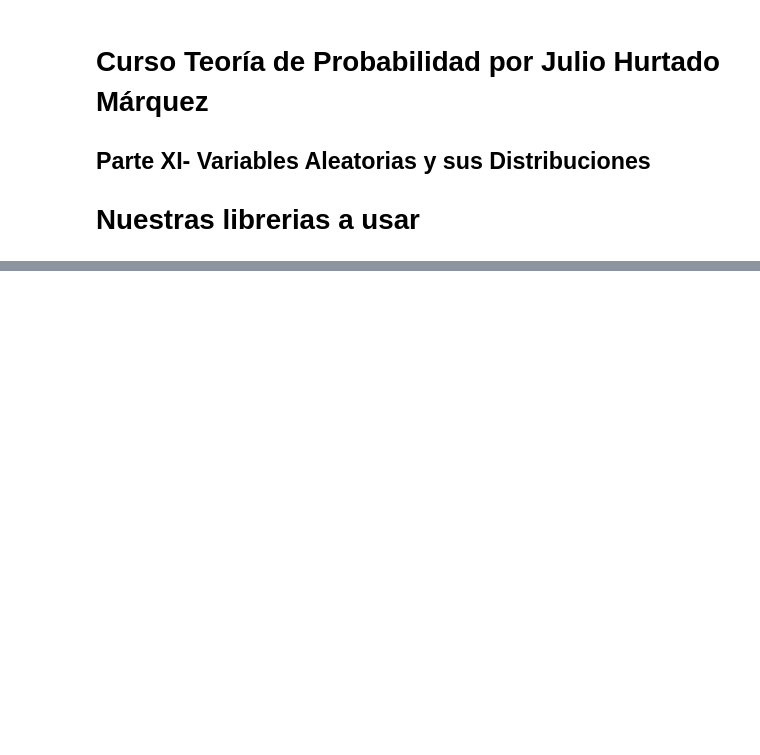
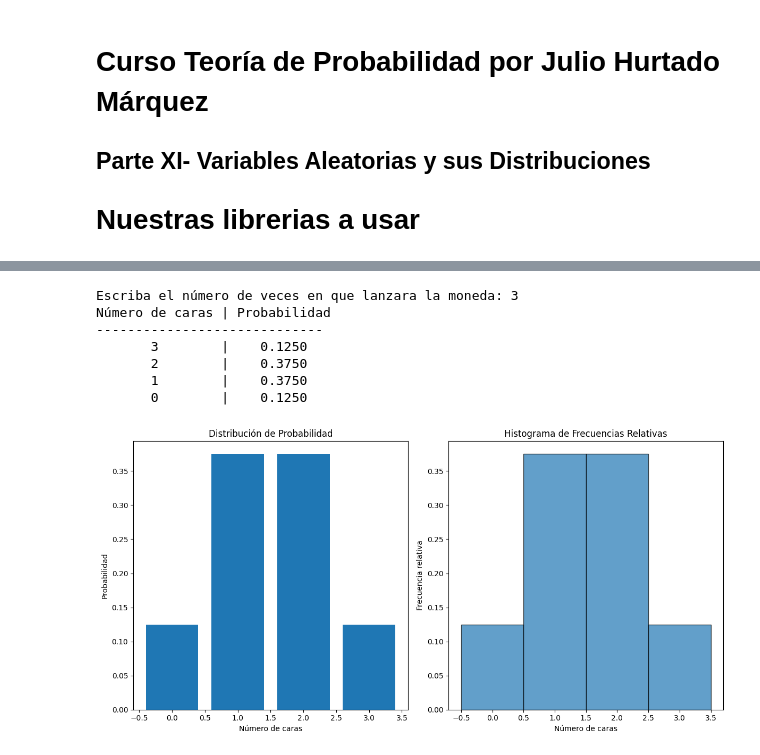
Before and after one commit to JSEFERINO/Teoria-de-Probabilidad-MEYCD, a Jupyter notebook: 10_C_Teoria_Probabilidad_V_aleatorias1.ipynb, the cells around one changed output, grey strips where cells are left out. Drawn from its saved outputs; the diff is of its cells as text; code cells hidden in the pictures; blank space fills up the shorter version.

```diff
--- a/10_C_Teoria_Probabilidad_V_aleatorias1.ipynb
+++ b/10_C_Teoria_Probabilidad_V_aleatorias1.ipynb
@@ -329,0 +137,66 @@ plt.show()
+# %%
+import itertools
+import matplotlib.pyplot as plt
+
+n = int(input("Escriba el número de veces en que lanzara la moneda: "))
+# Función para contar las caras en tres lanzamientos de una moneda
+def contar_caras(numero_caras):
+    resultados = itertools.product(['C', 'S'], repeat=numero_caras)
+    distribucion = {}
+
+    # Contar caras en cada combinación
+    for resultado in resultados:
+        caras = resultado.count('C')
+        if caras in distribucion:
+            distribucion[caras] += 1
+        else:
+            distribucion[caras] = 1
+
+    # Calcular probabilidades
+    n_lanzamientos = 2** n
+    distribucion_probabilidades = {k: v / n_lanzamientos for k, v in distribucion.items()}
+
+    return distribucion_probabilidades
+
+# Calcular la distribución de probabilidad para n lanzamientos de una moneda
+distribucion_probabilidades = contar_caras(n)
+
+# Crear la figura y los ejes para el gráfico
+fig, (ax1, ax2) = plt.subplots(nrows=1, ncols=2, figsize=(12, 6))
+
+
+
+# Mostrar resultados
+print("Número de caras | Probabilidad")
+print("-----------------------------")
+for num_caras, probabilidad in distribucion_probabilidades.items():
+    print(f"       {num_caras}        |    {probabilidad:.4f}")
+
+# Gráfico de la distribución de probabilidad
+ax1.bar(distribucion_probabilidades.keys(), distribucion_probabilidades.values())
+ax1.set_title('Distribución de Probabilidad')
+ax1.set_xlabel('Número de caras')
+ax1.set_ylabel('Probabilidad')
+
+
+
+# Histograma de frecuencias relativas
+num_caras = list(distribucion_probabilidades.keys())
+probabilidades = list(distribucion_probabilidades.values())
+ax2.hist(num_caras, bins=[-0.5, 0.5, 1.5, 2.5, 3.5], weights=probabilidades, edgecolor='black', alpha=0.7)
+ax2.set_title('Histograma de Frecuencias Relativas')
+ax2.set_xlabel('Número de caras')
+ax2.set_ylabel('Frecuencia relativa')
+
+# Mostrar la figura
+plt.tight_layout()
+plt.show()
+# %% [output]
+Escriba el número de veces en que lanzara la moneda: 3
+Número de caras | Probabilidad
+-----------------------------
+       3        |    0.1250
+       2        |    0.3750
+       1        |    0.3750
+       0        |    0.1250
+[figure, added]
```
Also changed, not shown: parts of 28 cells of this notebook.
